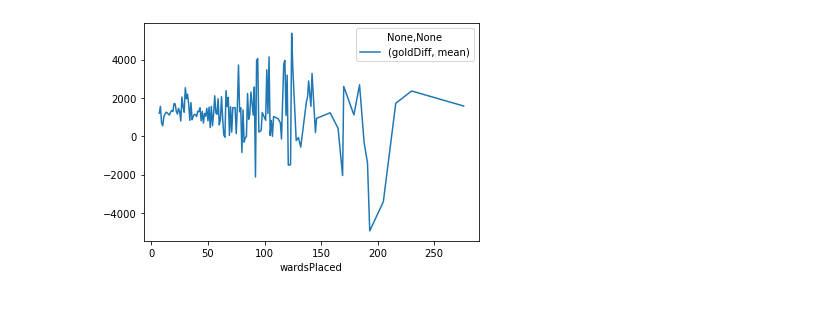
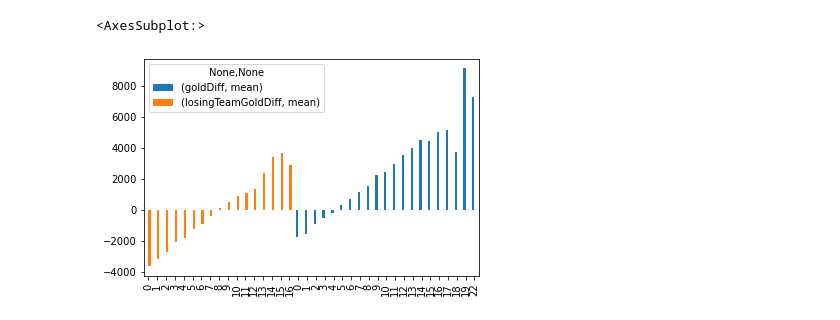
Before and after one commit to Nakheem/Data301, a Jupyter notebook: analysis/Nakheem/analysis.ipynb, the cells around one changed output. Saved outputs shown, nothing was run; the diff lists cells and outputs as text; code cells hidden in the pictures.

```diff
--- a/analysis/Nakheem/analysis.ipynb
+++ b/analysis/Nakheem/analysis.ipynb
@@ -75,5 +53,11 @@ df1 = df.groupby('kills').agg({'goldDiff': ['mean']}).plot()
-# %%
-#wardData = data[['teamWon', 'blueWardsPlaced', 'redWardsPlaced']]
-wardData = df.groupby('wardsPlaced').agg({'goldDiff':['mean']}).plot()
-# %% [output]
-[figure, removed]
+# %%
+#looking at the relation between kills, this shows that men the wining team is down kills they arent losing as badly as the losing team
+# is
+df1 = df.groupby('losingteamKills').agg({'losingTeamGoldDiff': ['mean']})
+df2 = df.groupby('kills').agg({'goldDiff': ['mean']})
+frames = [df1,df2]
+result = pd.concat(frames)
+result.plot.bar()
+# %% [output]
+<AxesSubplot:>
+[figure, added]
```
Also changed, not shown: parts of 7 cells of this notebook, 1 other file.
